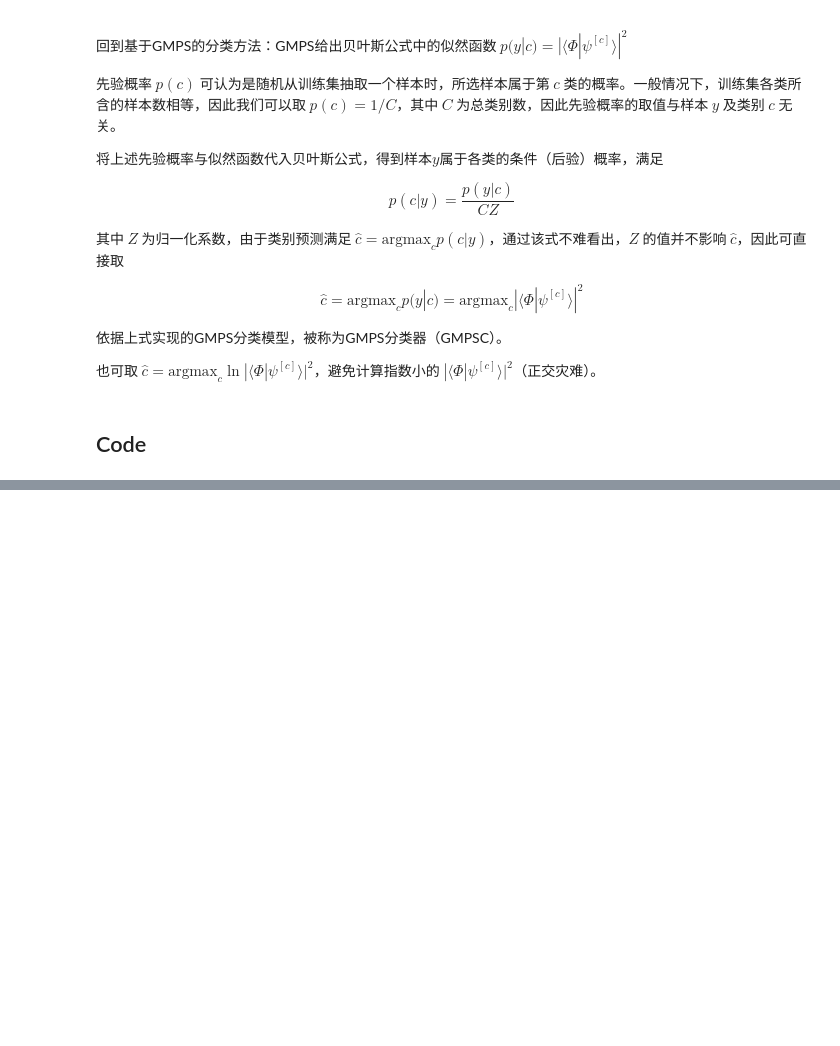
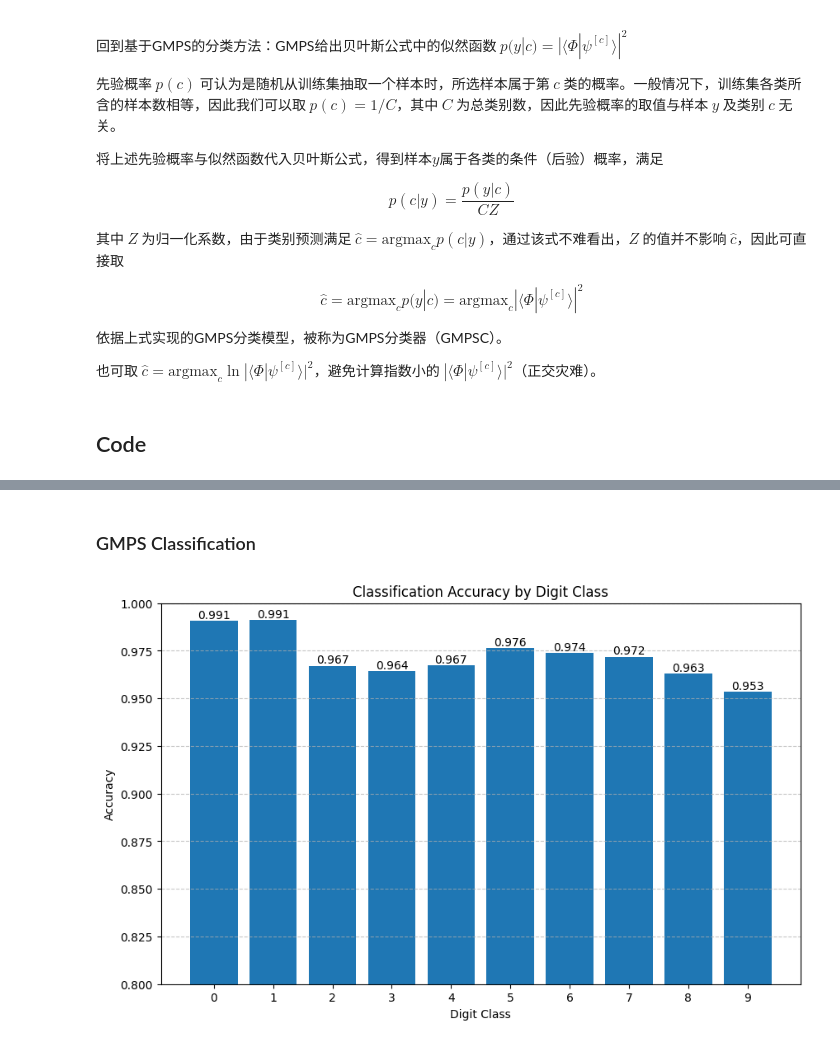
Before and after one commit to ifsheldon/tensor-network-notes, a Jupyter notebook: 4-7.ipynb, the cells around one changed output, grey strips where cells are left out. Cells and saved outputs as stored; diff of their text form; code cells hidden in the pictures; blank space fills up the shorter version.

```diff
--- a/4-7.ipynb
+++ b/4-7.ipynb
@@ -91,0 +187,2 @@ import torch
+# %% [markdown]
+### GMPS Classification
@@ -91,0 +213,47 @@ import torch
+# %%
+# |export algorithms.gmps
+
+
+def gmps_classify(gmpss: List[MPS], data: torch.Tensor) -> torch.Tensor:
+    num_gmps = len(gmpss)
+    assert num_gmps > 0, "No GMPSs provided"
+    assert data.ndim == 3, "Data must be a 3D tensor of shape (batch, feature_num, feature_dim)"
+    feature_num = data.shape[1]
+    assert feature_num == gmpss[0].length, "Feature number mismatch"
+
+    nll_of_gmps = []
+    for gmps in gmpss:
+        nll = eval_nll(samples=data, mps=gmps, device=gmps.device, return_avg=False)  # (batch)
+        nll_of_gmps.append(nll)
+
+    nll_of_gmps = torch.stack(nll_of_gmps, dim=1)  # (batch, num_gmps)
+    predictions = torch.argmin(nll_of_gmps, dim=1)  # (batch)
+    return predictions
+# %%
+accuracies = []
+
+for test_class in tqdm(CLASSES):
+    test_data = test_images[test_class]
+    test_samples = cossin_feature_map(test_data, theta=THETA)
+
+    predictions = gmps_classify(gmpss, test_samples)
+    acc = (predictions == test_class).float().mean()
+    accuracies.append(acc)
+# %%
+plt.figure(figsize=(10, 6))
+bars = plt.bar(range(len(CLASSES)), accuracies)
+plt.xticks(range(len(CLASSES)), CLASSES)
+plt.xlabel("Digit Class")
+plt.ylabel("Accuracy")
+plt.title("Classification Accuracy by Digit Class")
+plt.grid(True, axis="y", linestyle="--", alpha=0.7)
+plt.ylim(0.8, 1.0)
+
+# Add value labels on top of each bar
+for bar in bars:
+    height = bar.get_height()
+    plt.text(bar.get_x() + bar.get_width() / 2.0, height, f"{height:.3f}", ha="center", va="bottom")
+
+plt.show()
+# %% [output]
+[figure, added]
```
Also changed, not shown: parts of 7 cells of this notebook, 2 other files.
